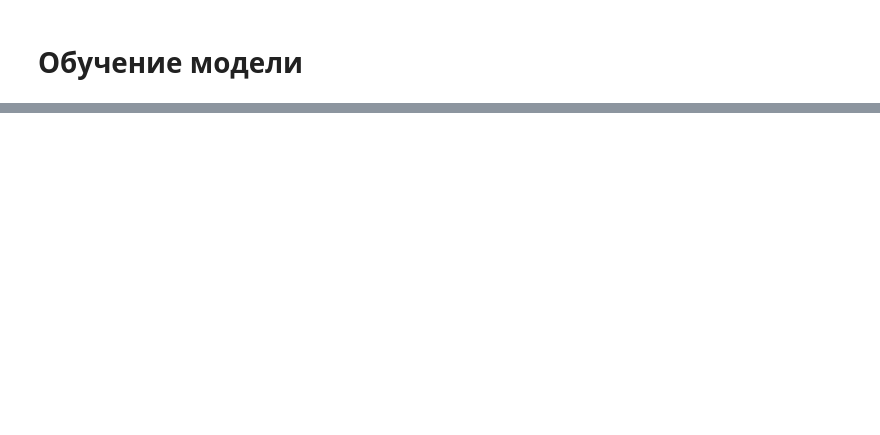
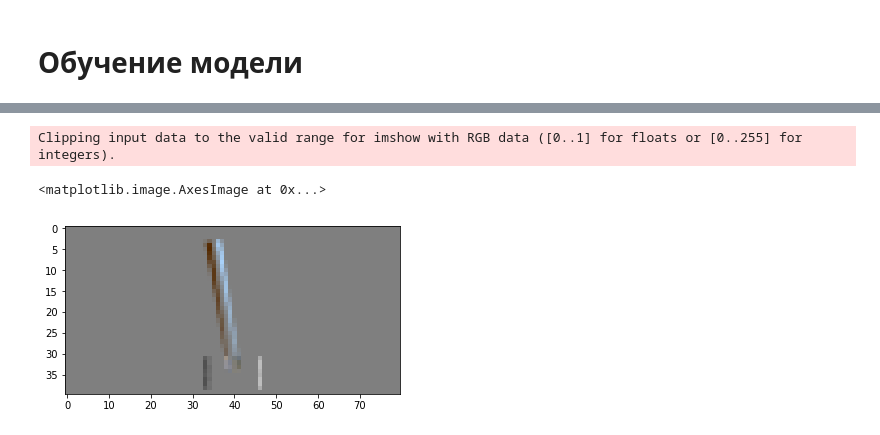
Before and after one commit to nadiinchi/dl_labs, a Jupyter notebook: lab_reinforcement.ipynb, the cells around one changed output, grey strips where cells are left out. Cells and saved outputs as stored; diff of their text form; code cells hidden in the pictures; blank space fills up the shorter version.

```diff
--- a/lab_reinforcement.ipynb
+++ b/lab_reinforcement.ipynb
@@ -711,3 +716,11 @@ Complete
+# %%
+tran = memory.sample(1)[0]
+# %%
+plt.imshow(tran.state.cpu().squeeze(0).permute(1, 2, 0).numpy() + 0.5)
+# %% [output]
+Clipping input data to the valid range for imshow with RGB data ([0..1] for floats or [0..255] for integers).
+<matplotlib.image.AxesImage at 0x...>
+[figure, added]
 # %%
 len(memory)
 # %% [output]
```
Also changed, not shown: parts of 28 cells of this notebook, 2 other files.
